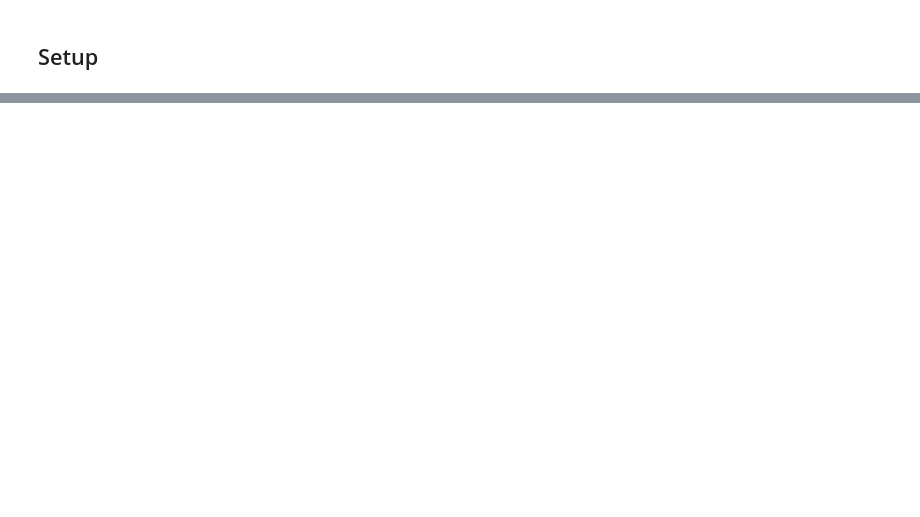
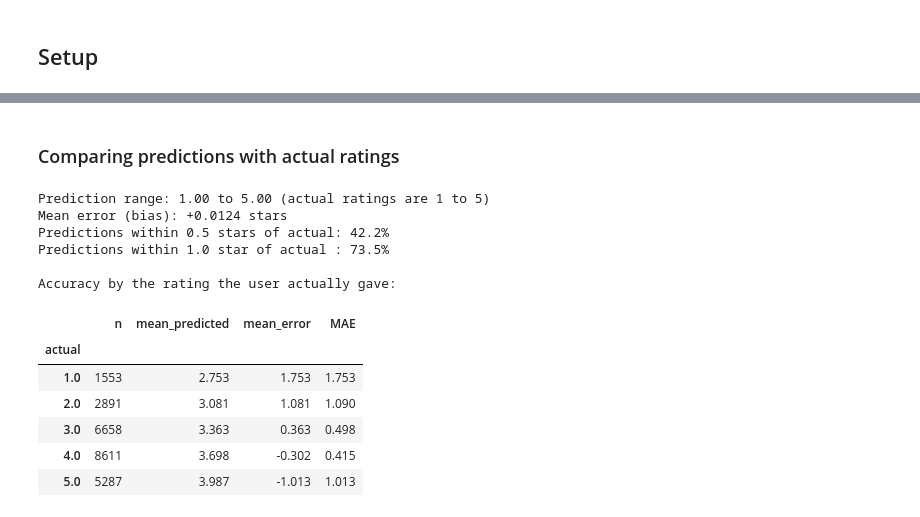
Before and after one commit to Koshies/MovieLens, a Jupyter notebook: MovieLens.ipynb, the cells around one changed output, grey strips where cells are left out. Cells and saved outputs as stored; diff of their text form; code cells hidden in the pictures; blank space fills up the shorter version.

```diff
--- a/MovieLens.ipynb
+++ b/MovieLens.ipynb
@@ -510,0 +170,37 @@ Web* (pp. 285-295). ACM.
+# %% [markdown]
+### Comparing predictions with actual ratings
+# %%
+preds_df = pd.DataFrame(
+    [(uid, iid, true_r, est) for uid, iid, true_r, est, _ in tuned_preds],
+    columns=["user_id", "item_id", "actual", "predicted"])
+preds_df["error"] = preds_df["predicted"] - preds_df["actual"]
+
+print("Prediction range: %.2f to %.2f (actual ratings are 1 to 5)"
+      % (preds_df["predicted"].min(), preds_df["predicted"].max()))
+print("Mean error (bias): %+.4f stars" % preds_df["error"].mean())
+print("Predictions within 0.5 stars of actual: %.1f%%"
+      % (preds_df["error"].abs() <= 0.5).mean().__mul__(100))
+print("Predictions within 1.0 star of actual : %.1f%%"
+      % (preds_df["error"].abs() <= 1.0).mean().__mul__(100))
+
+by_rating = preds_df.groupby("actual").agg(
+    n=("error", "size"),
+    mean_predicted=("predicted", "mean"),
+    mean_error=("error", "mean"),
+    MAE=("error", lambda e: e.abs().mean())).round(3)
+print("\nAccuracy by the rating the user actually gave:")
+display(by_rating)
+# %% [output]
+Prediction range: 1.00 to 5.00 (actual ratings are 1 to 5)
+Mean error (bias): +0.0124 stars
+Predictions within 0.5 stars of actual: 42.2%
+Predictions within 1.0 star of actual : 73.5%
+
+Accuracy by the rating the user actually gave:
+|  | n | mean_predicted | mean_error | MAE |
+| actual |  |  |  |  |
+| 1.0 | 1553 | 2.753 | 1.753 | 1.753 |
+| 2.0 | 2891 | 3.081 | 1.081 | 1.090 |
+| 3.0 | 6658 | 3.363 | 0.363 | 0.498 |
+| 4.0 | 8611 | 3.698 | -0.302 | 0.415 |
+| 5.0 | 5287 | 3.987 | -1.013 | 1.013 |
```
Also changed, not shown: parts of 58 cells of this notebook.
